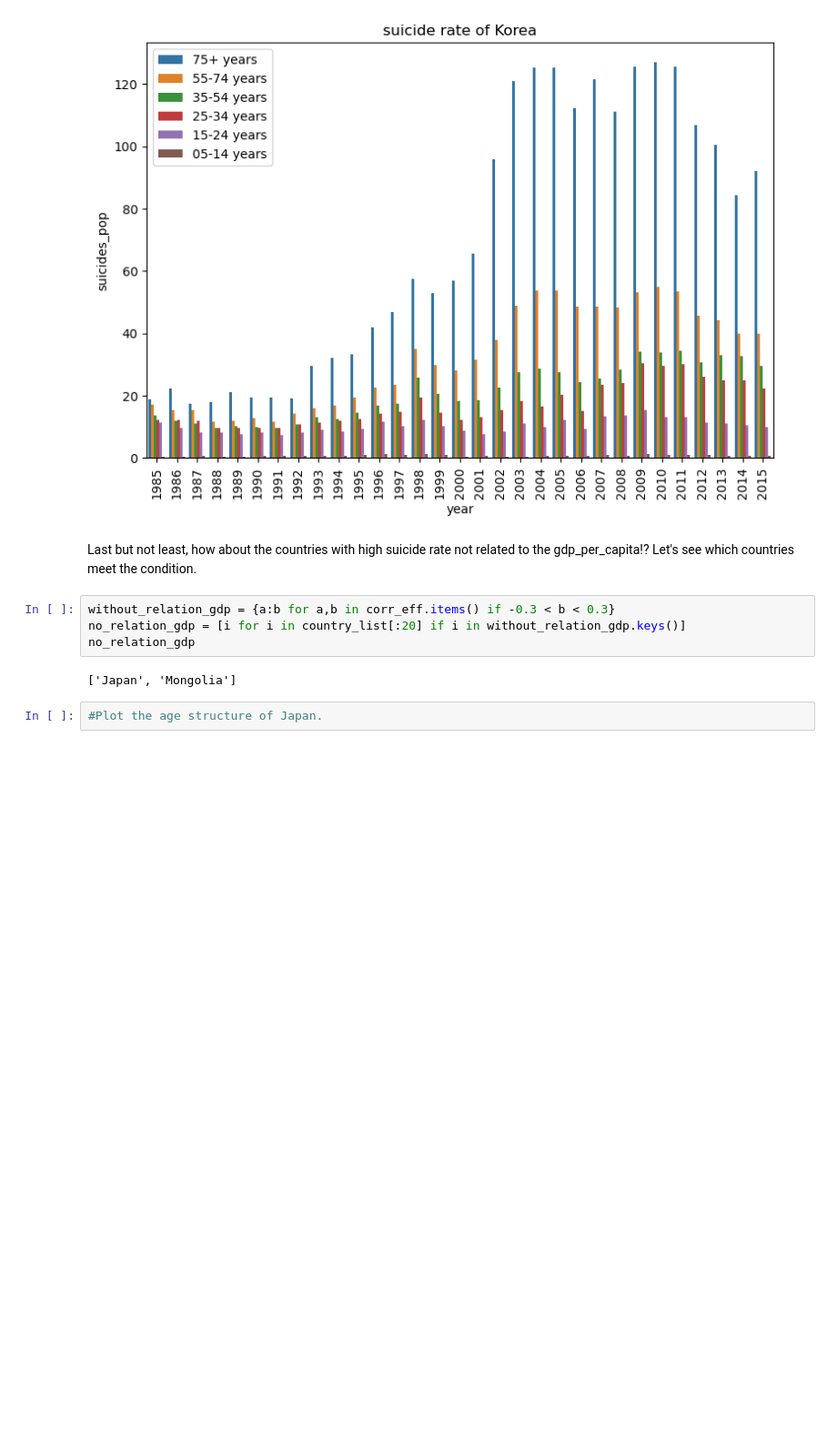
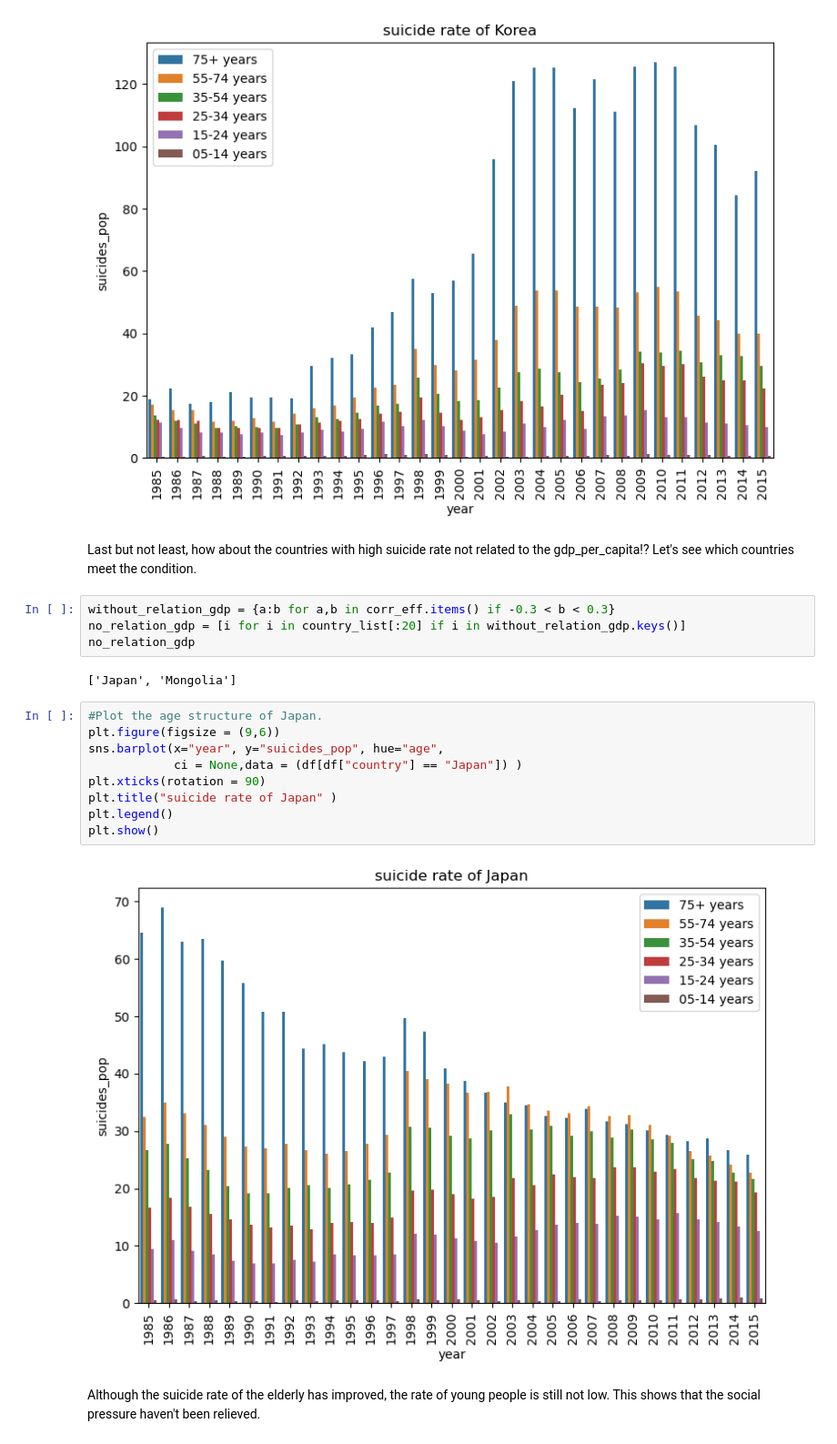
Before and after one commit to Tareqspark/Global-suicide-rates-Analysis, a Jupyter notebook: Global Suicide Rate.ipynb, the cells around one changed output. Shown at 91% size. Cells and saved outputs as stored; diff of their text form; blank space fills up the shorter version.

```diff
--- a/Global Suicide Rate.ipynb
+++ b/Global Suicide Rate.ipynb
@@ -455,3 +455,14 @@ no_relation_gdp
 ['Japan', 'Mongolia']
 # %%
 #Plot the age structure of Japan.
+plt.figure(figsize = (9,6))
+sns.barplot(x="year", y="suicides_pop", hue="age",
+            ci = None,data = (df[df["country"] == "Japan"]) )
+plt.xticks(rotation = 90)
+plt.title("suicide rate of Japan" )
+plt.legend()
+plt.show()
+# %% [output]
+[figure, added]
+# %% [markdown]
+Although the suicide rate of the elderly has improved, the rate of young people is still not low. This shows that the social pressure haven't been relieved.
```
Also changed, not shown: parts of 1 cell of this notebook.
